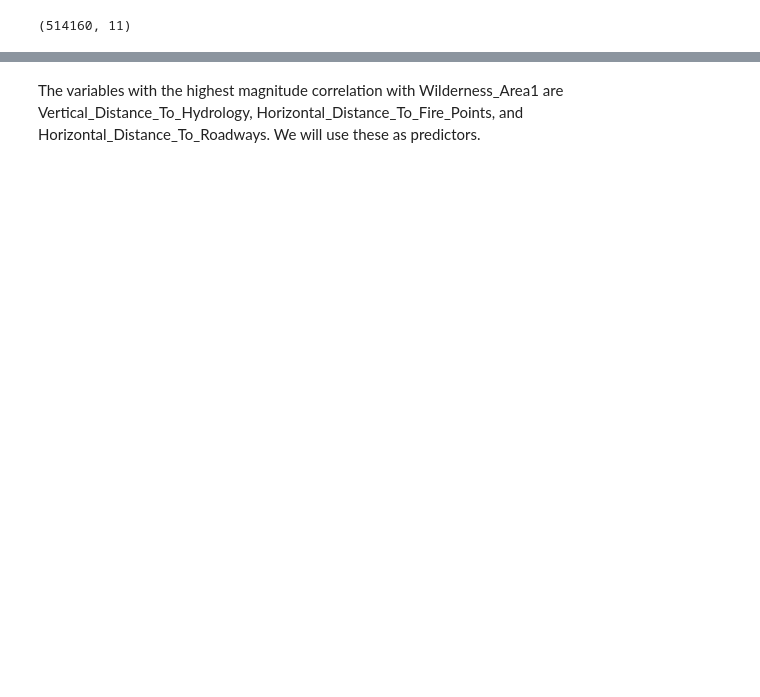
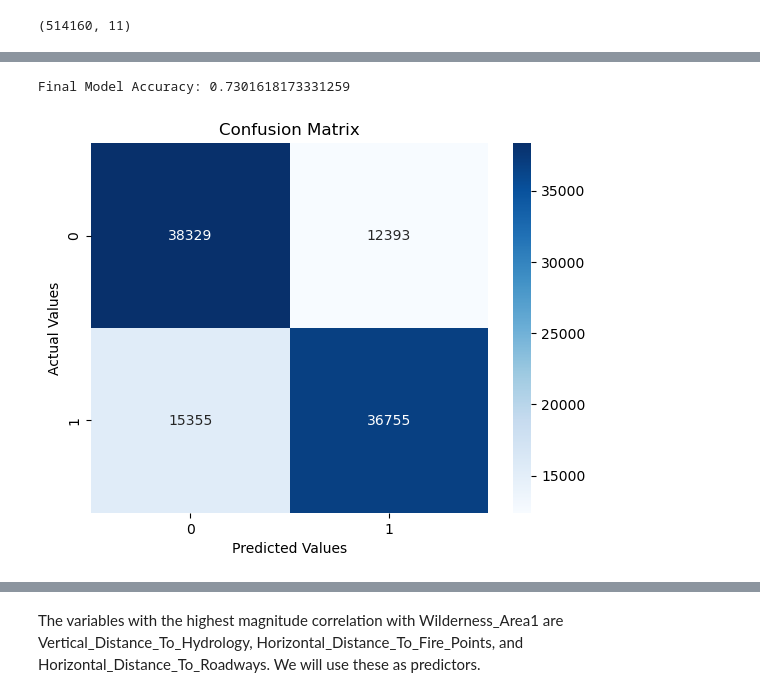
Before and after one commit to daechungus/CSM148-Final-Project, a Jupyter notebook: logistic_regression_iv.ipynb, the cells around one changed output, grey strips where cells are left out. Drawn from its saved outputs; the diff is of its cells as text; code cells hidden in the pictures; blank space fills up the shorter version.

Commit message:
added hyperparameter tuning and variable importance to logistic regression

```diff
--- a/logistic_regression_iv.ipynb
+++ b/logistic_regression_iv.ipynb
@@ -68,0 +100,7 @@ print(subset.shape)
+# %%
+# standardize data
+ss = StandardScaler()
+X_ss = ss.fit_transform(X)
+
+# train test split
+X_train, X_test, y_train, y_test = train_test_split(X_ss, y.values.ravel(), test_size=0.2)
@@ -68,0 +109,11 @@ print(subset.shape)
+# %%
+Cs = [0.01, 0.1, 1, 10, 100]
+cv_scores = []
+
+for c in Cs:
+    model = LogisticRegression(C=c, max_iter=1000)
+    model.fit(X_train, y_train)
+    scores = cross_val_score(model, X_train, y_train.ravel(), cv=5, scoring='accuracy')
+    cv_scores.append(scores.mean())
+
+cv_scores
@@ -68,0 +126,9 @@ print(subset.shape)
+# %%
+df_cv_scores = pd.DataFrame({
+    'C': Cs,
+    'CV Score': cv_scores
+})
+print(df_cv_scores)
+
+best_c = Cs[np.argmax(cv_scores)]
+print("\nBest C:", best_c)
@@ -68,0 +144,18 @@ print(subset.shape)
+# %%
+final_model = LogisticRegression(C=best_c, max_iter=1000)
+final_model.fit(X_train, y_train)
+y_pred = final_model.predict(X_test)
+accuracy = accuracy_score(y_test, y_pred)
+
+print("Final Model Accuracy:", accuracy)
+# %% [output]
+Final Model Accuracy: 0.7301618173331259
+# %%
+cm = confusion_matrix(y_test, y_pred)
+sns.heatmap(cm, annot=True, fmt="d", cmap="Blues")
+plt.title("Confusion Matrix")
+plt.ylabel("Actual Values")
+plt.xlabel("Predicted Values")
+plt.show()
+# %% [output]
+[figure, added]
```
Also changed, not shown: parts of 21 cells of this notebook.
